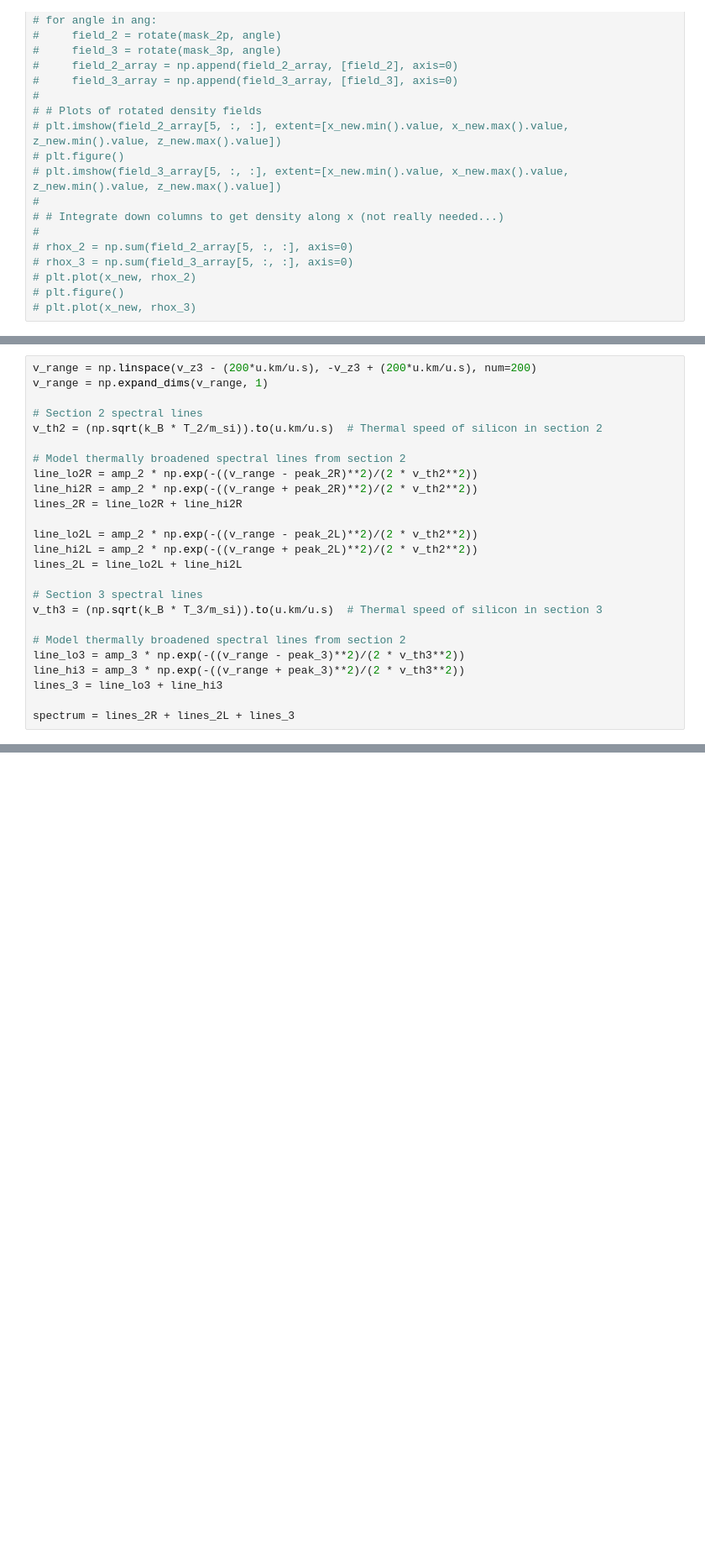
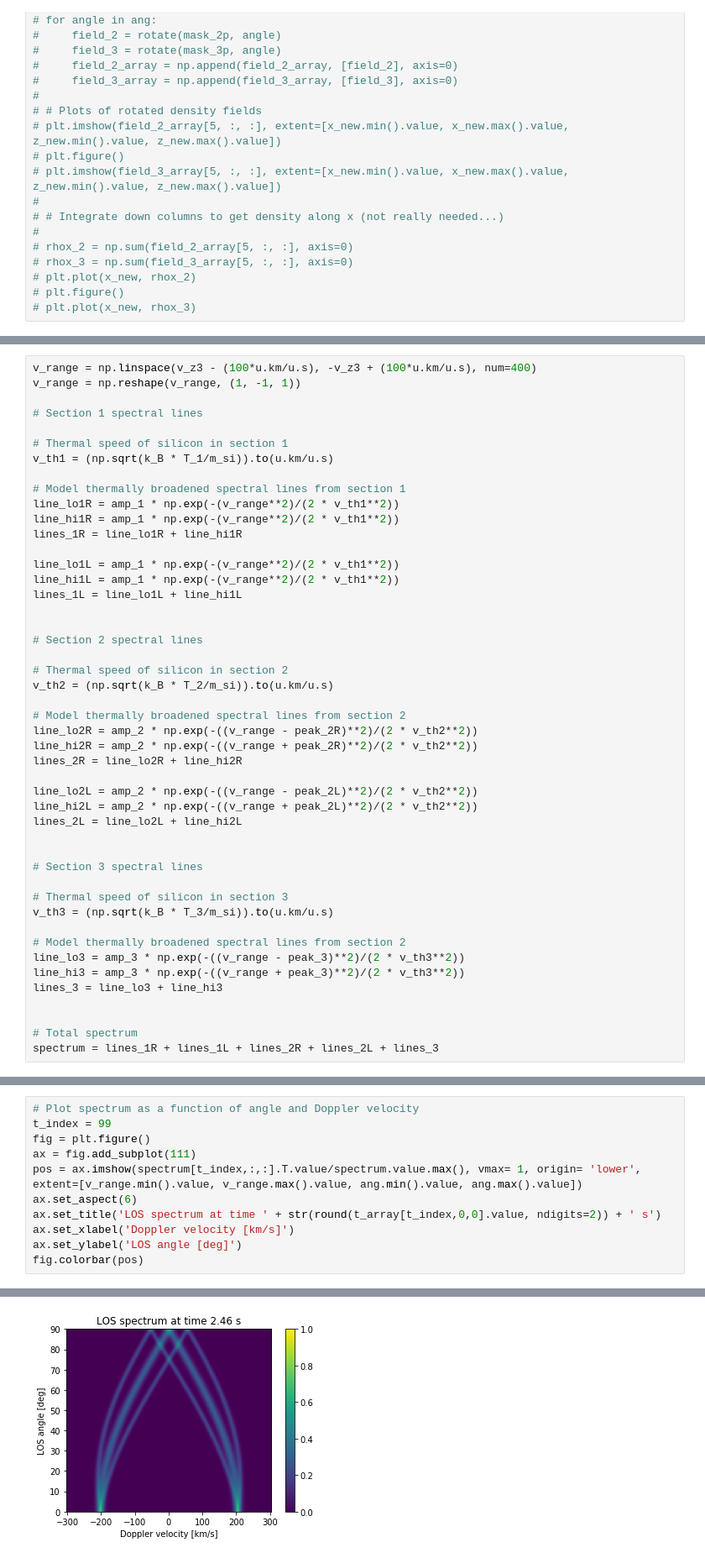
Before and after one commit to cappy-bunn/PHSX_565_AstrophysicalPlasmaPhysics, a Jupyter notebook: final_project/spectral_synthesis.ipynb, the cells around one changed output, grey strips where cells are left out. Shown at 84% size. Cells and saved outputs as stored; diff of their text form; blank space fills up the shorter version.

Commit message:
Added spectra of section 1, plot of velocity vs angle.

```diff
--- a/final_project/spectral_synthesis.ipynb
+++ b/final_project/spectral_synthesis.ipynb
@@ -170,11 +209,28 @@ peak_2L = v_z2L_los + v_x2L_los
 # Section 3
 peak_3 = v_z3 * np.cos(ang)
 # %%
-v_range = np.linspace(v_z3 - (200*u.km/u.s), -v_z3 + (200*u.km/u.s), num=200)
-v_range = np.expand_dims(v_range, 1)
+v_range = np.linspace(v_z3 - (100*u.km/u.s), -v_z3 + (100*u.km/u.s), num=400)
+v_range = np.reshape(v_range, (1, -1, 1))
+
+# Section 1 spectral lines
+
+# Thermal speed of silicon in section 1
+v_th1 = (np.sqrt(k_B * T_1/m_si)).to(u.km/u.s)
+
+# Model thermally broadened spectral lines from section 1
+line_lo1R = amp_1 * np.exp(-(v_range**2)/(2 * v_th1**2))
+line_hi1R = amp_1 * np.exp(-(v_range**2)/(2 * v_th1**2))
+lines_1R = line_lo1R + line_hi1R
+
+line_lo1L = amp_1 * np.exp(-(v_range**2)/(2 * v_th1**2))
+line_hi1L = amp_1 * np.exp(-(v_range**2)/(2 * v_th1**2))
+lines_1L = line_lo1L + line_hi1L
+
 
 # Section 2 spectral lines
-v_th2 = (np.sqrt(k_B * T_2/m_si)).to(u.km/u.s)  # Thermal speed of silicon in section 2
+
+# Thermal speed of silicon in section 2
+v_th2 = (np.sqrt(k_B * T_2/m_si)).to(u.km/u.s)
 
 # Model thermally broadened spectral lines from section 2
 line_lo2R = amp_2 * np.exp(-((v_range - peak_2R)**2)/(2 * v_th2**2))
@@ -185,12 +241,17 @@ line_lo2L = amp_2 * np.exp(-((v_range - peak_2L)**2)/(2 * v_th2**2))
 line_hi2L = amp_2 * np.exp(-((v_range + peak_2L)**2)/(2 * v_th2**2))
 lines_2L = line_lo2L + line_hi2L
 
+
 # Section 3 spectral lines
-v_th3 = (np.sqrt(k_B * T_3/m_si)).to(u.km/u.s)  # Thermal speed of silicon in section 3
+
+# Thermal speed of silicon in section 3
+v_th3 = (np.sqrt(k_B * T_3/m_si)).to(u.km/u.s)
 
 # Model thermally broadened spectral lines from section 2
 line_lo3 = amp_3 * np.exp(-((v_range - peak_3)**2)/(2 * v_th3**2))
 line_hi3 = amp_3 * np.exp(-((v_range + peak_3)**2)/(2 * v_th3**2))
 lines_3 = line_lo3 + line_hi3
 
-spectrum = lines_2R + lines_2L + lines_3
+
+# Total spectrum
+spectrum = lines_1R + lines_1L + lines_2R + lines_2L + lines_3
@@ -282,0 +271,12 @@ print(ang[20])
+# %%
+# Plot spectrum as a function of angle and Doppler velocity
+t_index = 99
+fig = plt.figure()
+ax = fig.add_subplot(111)
+pos = ax.imshow(spectrum[t_index,:,:].T.value/spectrum.value.max(), vmax= 1, origin= 'lower', extent=[v_range.min().value, v_range.max().value, ang.min().value, ang.max().value])
+ax.set_aspect(6)
+ax.set_title('LOS spectrum at time ' + str(round(t_array[t_index,0,0].value, ndigits=2)) + ' s')
+ax.set_xlabel('Doppler velocity [km/s]')
+ax.set_ylabel('LOS angle [deg]')
+fig.colorbar(pos)
+# %% [output]
@@ -282,0 +284 @@ print(ang[20])
+[figure, added]
```
Also changed, not shown: parts of 10 cells of this notebook.
